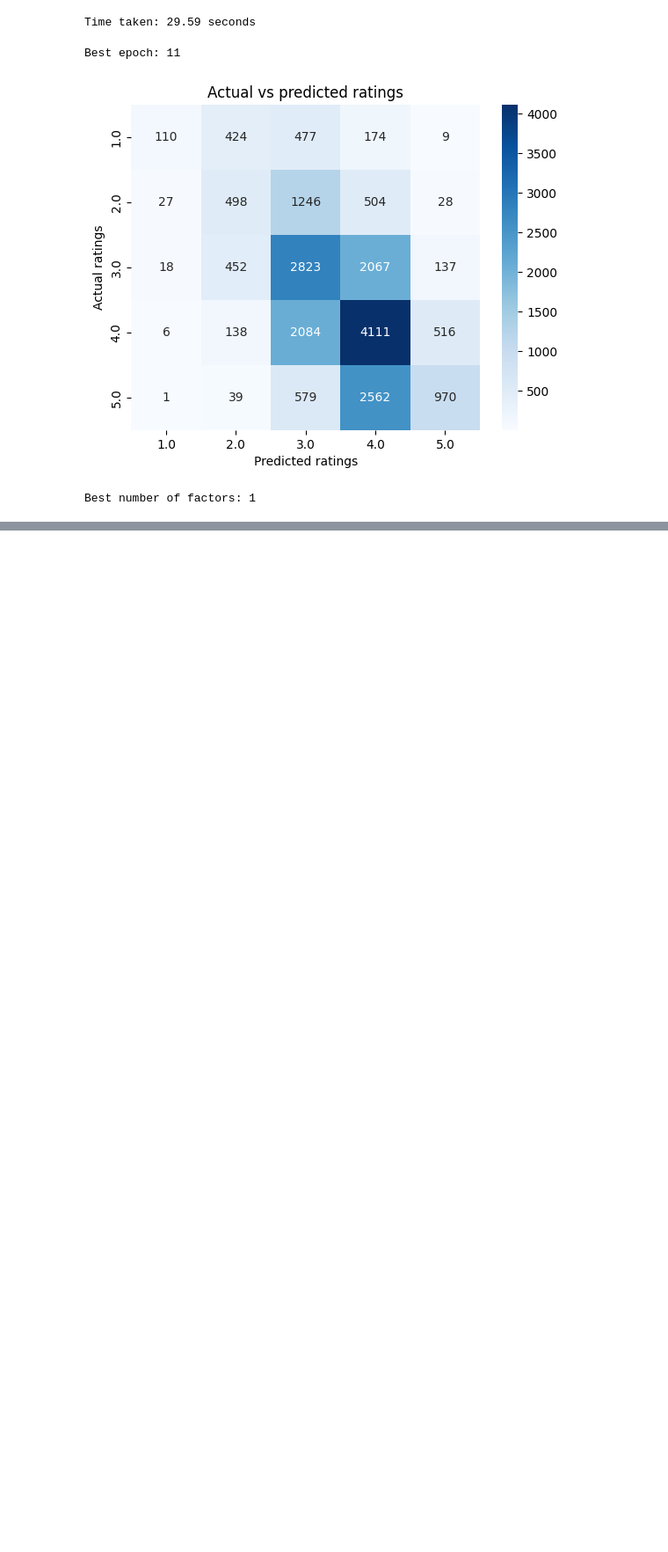
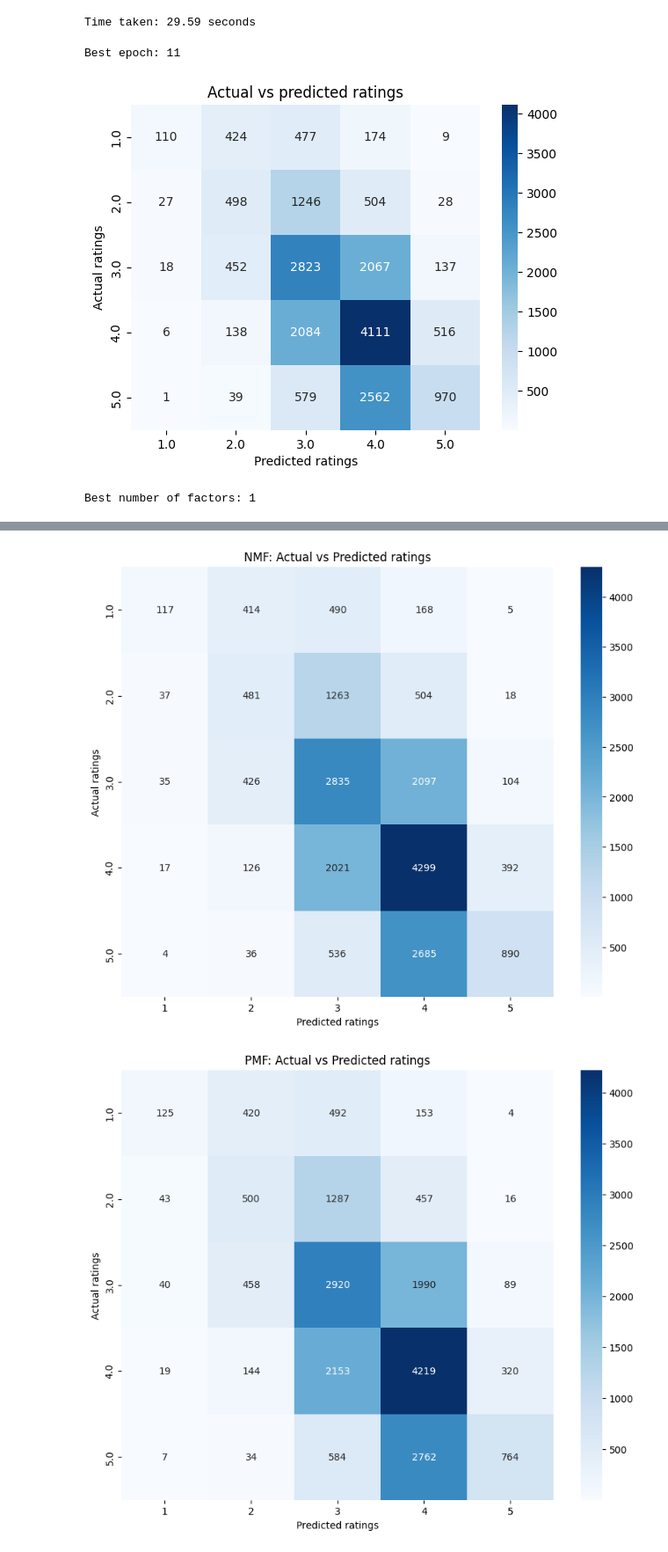
Before and after one commit to minhtuan27/master-thesis, a Jupyter notebook: Experiment/movielens100k.ipynb, the cells around one changed output, grey strips where cells are left out. Shown at 88% size. Drawn from its saved outputs; the diff is of its cells as text; code cells hidden in the pictures; blank space fills up the shorter version.

```diff
--- a/Experiment/movielens100k.ipynb
+++ b/Experiment/movielens100k.ipynb
@@ -1067,0 +1157,51 @@ predictions_df.to_csv('Results/ML100K/SGDMF/Predictions.csv', index=False)
+# %%
+# Plot the heatmap for NMF
+plt.figure(figsize=(10, 8))
+sns.heatmap(pd.crosstab(nmf_predictions['Actual'], nmf_predictions['Predicted']), annot=True, fmt='d', cmap='Blues')
+plt.xlabel('Predicted ratings')
+plt.ylabel('Actual ratings')
+plt.title('NMF: Actual vs Predicted ratings')
+plt.show()
+
+# Plot the heatmap for PMF
+plt.figure(figsize=(10, 8))
+sns.heatmap(pd.crosstab(pmf_predictions['Actual'], pmf_predictions['Predicted']), annot=True, fmt='d', cmap='Blues')
+plt.xlabel('Predicted ratings')
+plt.ylabel('Actual ratings')
+plt.title('PMF: Actual vs Predicted ratings')
+plt.show()
+
+# Plot the heatmap for BPMF
+plt.figure(figsize=(10, 8))
+sns.heatmap(pd.crosstab(bpmf_predictions['Actual'], bpmf_predictions['Predicted']), annot=True, fmt='d', cmap='Blues')
+plt.xlabel('Predicted ratings')
+plt.ylabel('Actual ratings')
+plt.title('BPMF: Actual vs Predicted ratings')
+plt.show()
+
+# Plot the heatmap for MVGMF
+plt.figure(figsize=(10, 8))
+sns.heatmap(pd.crosstab(mvgmf_predictions['Actual'], mvgmf_predictions['Predicted']), annot=True, fmt='d', cmap='Blues')
+plt.xlabel('Predicted ratings')
+plt.ylabel('Actual ratings')
+plt.title('MVGMF: Actual vs Predicted ratings')
+plt.show()
+
+# Plot the heatmap for DF
+plt.figure(figsize=(10, 8))
+sns.heatmap(pd.crosstab(df_predictions['Actual'], df_predictions['Predicted']), annot=True, fmt='d', cmap='Blues')
+plt.xlabel('Predicted ratings')
+plt.ylabel('Actual ratings')
+plt.title('DF: Actual vs Predicted ratings')
+plt.show()
+
+# Plot the heatmap for SGDMF
+plt.figure(figsize=(10, 8))
+sns.heatmap(pd.crosstab(sgdmf_predictions['Actual'], sgdmf_predictions['Predicted']), annot=True, fmt='d', cmap='Blues')
+plt.xlabel('Predicted ratings')
+plt.ylabel('Actual ratings')
+plt.title('SGDMF: Actual vs Predicted ratings')
+plt.show()
+# %% [output]
+[figure, added]
+[figure, added]
```
Also changed, not shown: parts of 13 cells of this notebook, 17 other files.
